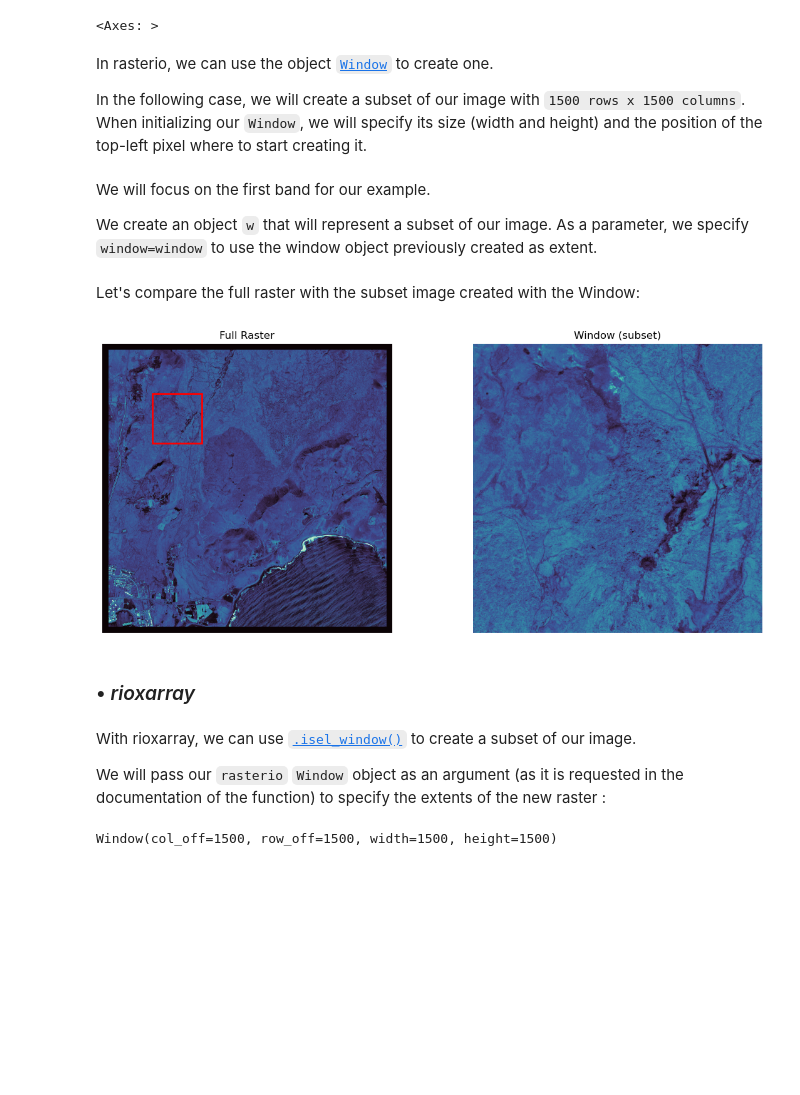
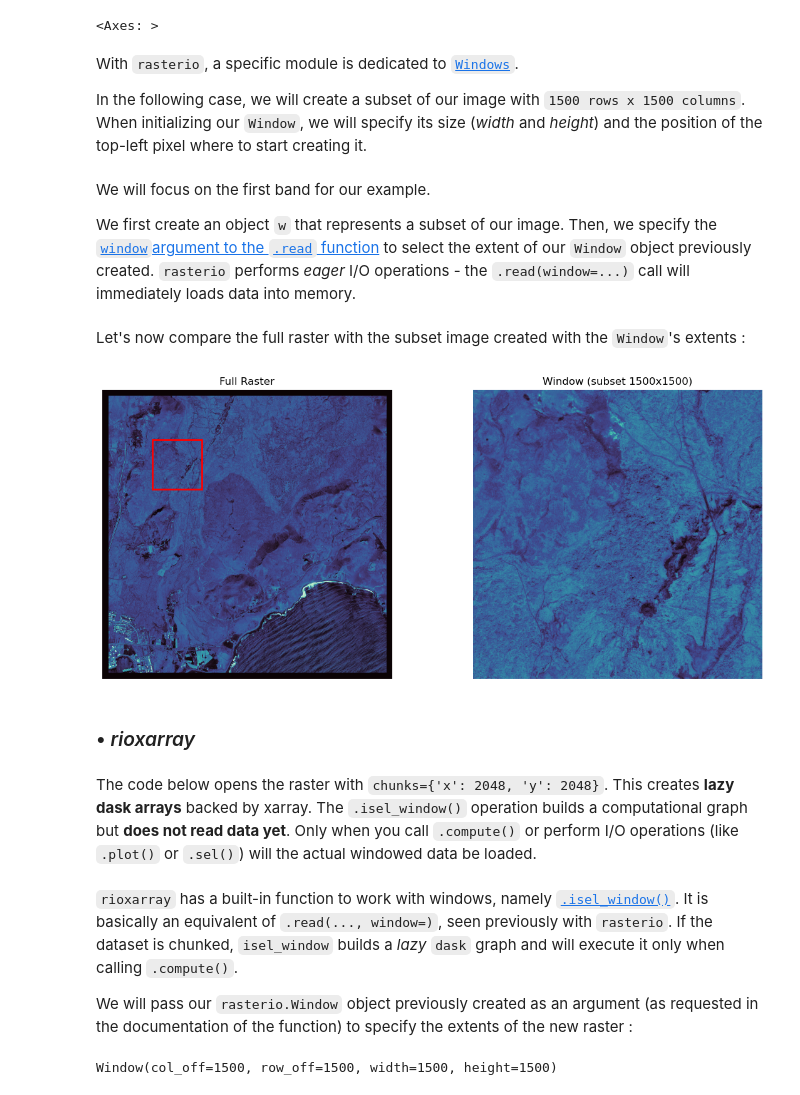
Before and after one commit to sertit/open_source_rasters_comparison, a Jupyter notebook: notebooks/02_windows_and_decimation.ipynb, the cells around one changed output. Saved outputs shown, nothing was run; the diff lists cells and outputs as text; code cells hidden in the pictures; blank space fills up the shorter version.

```diff
--- a/notebooks/02_windows_and_decimation.ipynb
+++ b/notebooks/02_windows_and_decimation.ipynb
@@ -43,7 +51,7 @@ show(ds_rasterio.read(1), cmap="mako")
 [figure]
 <Axes: >
 # %% [markdown]
-In rasterio, we can use the object [`Window`](https://rasterio.readthedocs.io/en/stable/api/rasterio.windows.html) to create one.
+With `rasterio`, a specific module is dedicated to [`Windows`](https://rasterio.readthedocs.io/en/stable/api/rasterio.windows.html).
 
-In the following case, we will create a subset of our image with `1500 rows x 1500 columns`. When initializing our `Window`, we will specify its size (width and height) and the position of the top-left pixel where to start creating it.
+In the following case, we will create a subset of our image with `1500 rows x 1500 columns`. When initializing our `Window`, we will specify its size (*width* and *height*) and the position of the top-left pixel where to start creating it.
 # %%
@@ -51,38 +59,40 @@ window = Window(col_off=1500, row_off=1500, width=1500, height=1500) #1500 x 150
 # %% [markdown]
 We will focus on the first band for our example.
 
-We create an object `w` that will represent a subset of our image. As a parameter, we specify `window=window` to use the window object previously created as extent.
+We first create an object `w` that represents a subset of our image. Then, we specify the [`window`argument to the `.read` function](https://rasterio.readthedocs.io/en/stable/topics/windowed-rw.html#reading) to select the extent of our `Window` object previously created. `rasterio` performs *eager* I/O operations - the `.read(window=...)` call will immediately loads data into memory.
 # %%
 b1 = ds_rasterio.read(1)
 
 w = ds_rasterio.read(1, window=window)
 # %% [markdown]
-Let's compare the full raster with the subset image created with the Window:
+Let's now compare the full raster with the subset image created with the `Window`'s extents :
 # %%
 fig, axes = plt.subplots(1, 2, figsize=(14, 6))
 
-#full raster
+# Full raster
 axes[0].imshow(b1, cmap="mako")
 axes[0].set_title("Full Raster")
 axes[0].axis("off")
 
-#rectangle
+# Rectangle
 rect = patches.Rectangle(
     (window.col_off, window.row_off),
     window.width,
     window.height,
     linewidth=2, edgecolor='red', facecolor='none'
 )
 axes[0].add_patch(rect)
 
-#window raster
+# Window raster
 axes[1].imshow(w, cmap="mako")
-axes[1].set_title("Window (subset)")
+axes[1].set_title("Window (subset 1500x1500)")
 axes[1].axis("off")
 
 plt.show()
 # %% [output]
-[figure, old version]
+[figure, new version]
 # %% [markdown]
 ### • *rioxarray*
+# %% [markdown]
+The code below opens the raster with `chunks={'x': 2048, 'y': 2048}`. This creates **lazy dask arrays** backed by xarray. The `.isel_window()` operation builds a computational graph but **does not read data yet**. Only when you call `.compute()` or perform I/O operations (like `.plot()` or `.sel()`) will the actual windowed data be loaded.
 # %%
@@ -90,7 +100,7 @@ ds_rioxarray = rioxarray.open_rasterio(raster_path, chunks={'x' : 2048, 'y' : 20
 # %% [markdown]
-With rioxarray, we can use [`.isel_window()`](https://corteva.github.io/rioxarray/stable/rioxarray.html#rioxarray.rioxarray.XRasterBase.isel_window) to create a subset of our image.
+`rioxarray` has a built-in function to work with windows, namely [`.isel_window()`](https://corteva.github.io/rioxarray/stable/rioxarray.html#rioxarray.rioxarray.XRasterBase.isel_window). It is basically an equivalent of `.read(..., window=)`, seen previously with `rasterio`. If the dataset is chunked, `isel_window` builds a *lazy* `dask` graph and will execute it only when calling `.compute()`.
 
-We will pass our `rasterio` `Window` object as an argument (as it is requested in the documentation of the function) to specify the extents of the new raster :
+We will pass our `rasterio.Window` object previously created as an argument (as requested in the documentation of the function) to specify the extents of the new raster :
 # %%
 window
 # %% [output]
```
Also changed, not shown: parts of 46 cells of this notebook, 4 other files.
